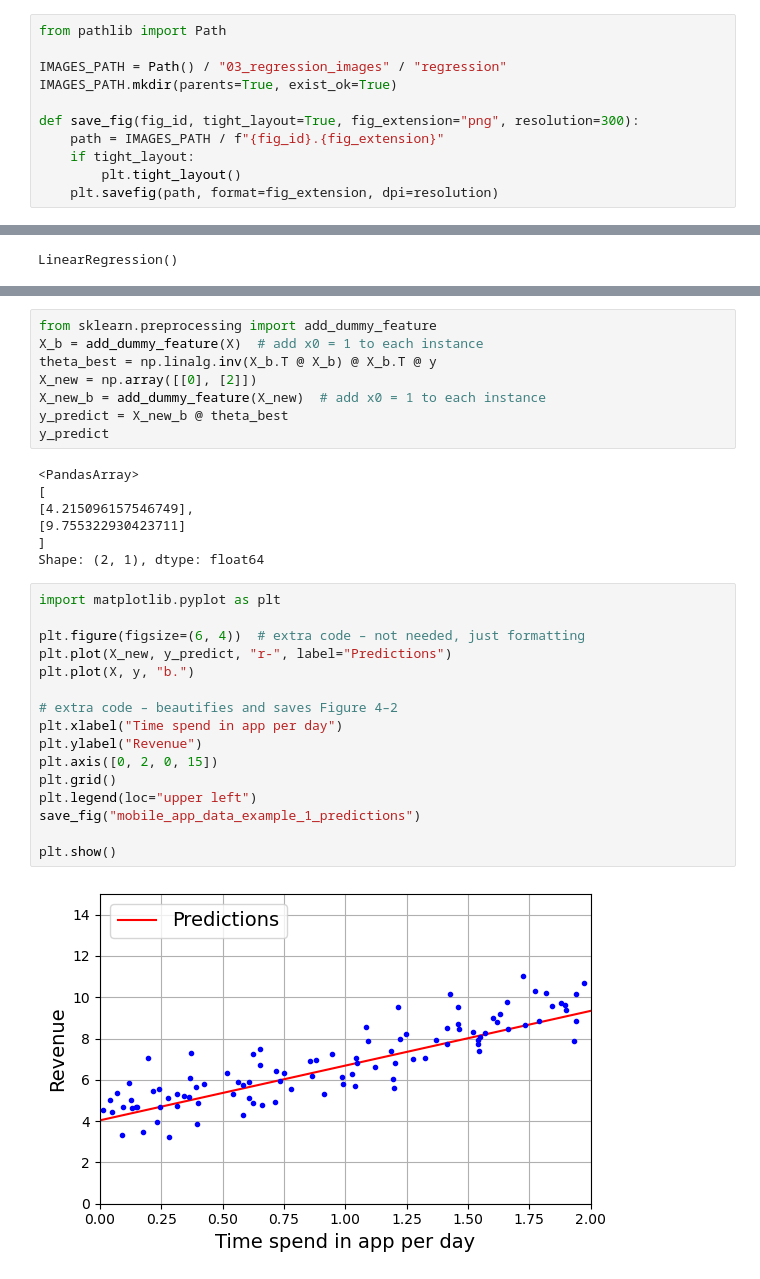
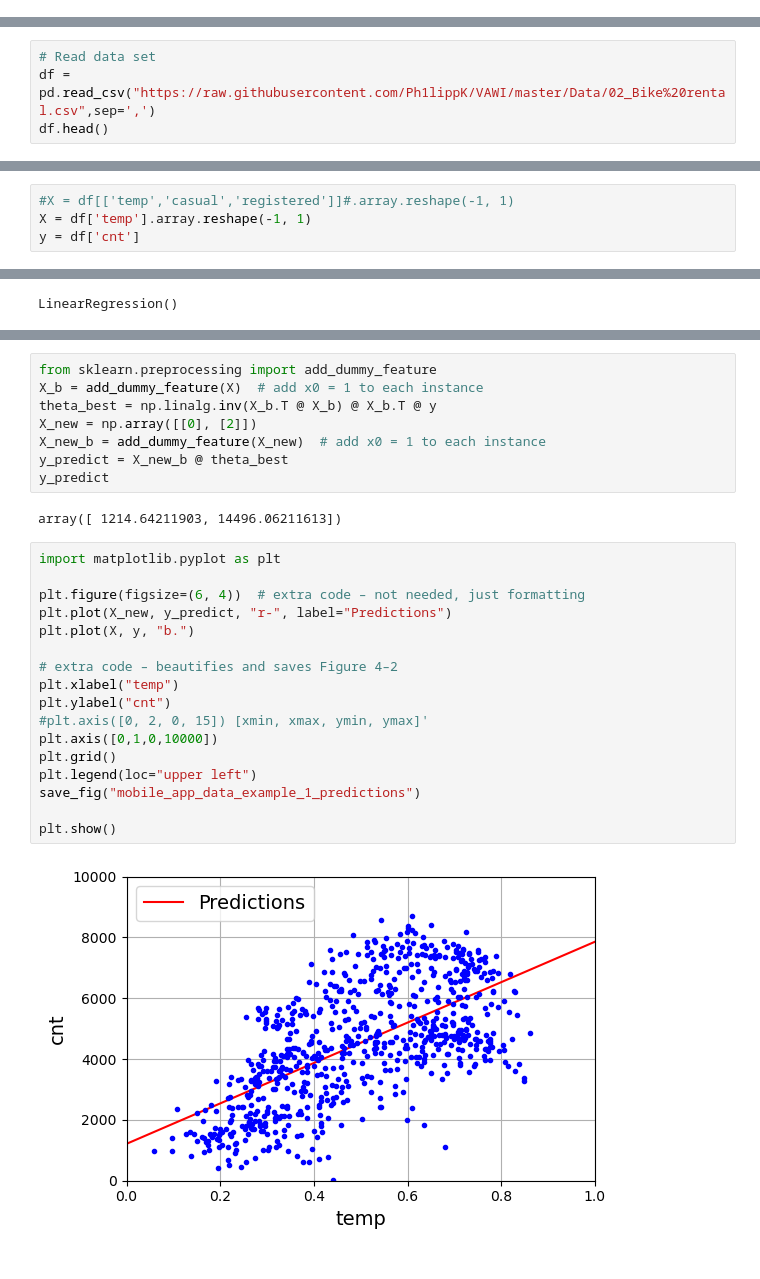
Before and after one commit to Ph1lippK/VAWI, a Jupyter notebook: Assignment_02_MatrikelNrTBD.ipynb, the cells around one changed output, grey strips where cells are left out. Saved outputs shown, nothing was run; the diff lists cells and outputs as text.

Commit message:
failed at programming regression tasks, created some graphics from notebook due to copy pasta code

```diff
--- a/Assignment_02_MatrikelNrTBD.ipynb
+++ b/Assignment_02_MatrikelNrTBD.ipynb
@@ -21,14 +25,3 @@ plt.rc('axes', labelsize=14, titlesize=14)
 plt.rc('legend', fontsize=14)
 plt.rc('xtick', labelsize=10)
 plt.rc('ytick', labelsize=10)
-# %%
-from pathlib import Path
-
-IMAGES_PATH = Path() / "03_regression_images" / "regression"
-IMAGES_PATH.mkdir(parents=True, exist_ok=True)
-
-def save_fig(fig_id, tight_layout=True, fig_extension="png", resolution=300):
-    path = IMAGES_PATH / f"{fig_id}.{fig_extension}"
-    if tight_layout:
-        plt.tight_layout()
-    plt.savefig(path, format=fig_extension, dpi=resolution)
@@ -34,0 +30,4 @@ def save_fig(fig_id, tight_layout=True, fig_extension="png", resolution=300):
+# %%
+# Read data set
+df = pd.read_csv("https://raw.githubusercontent.com/Ph1lippK/VAWI/master/Data/02_Bike%20rental.csv",sep=',')
+df.head()
@@ -76 +70,5 @@ y = data.y.array.reshape(-1, 1)
+# %%
+#X = df[['temp','casual','registered']]#.array.reshape(-1, 1)
+X = df['temp'].array.reshape(-1, 1)
+y = df['cnt']
 # %% [markdown]
@@ -137,27 +119,23 @@ X_new_b = add_dummy_feature(X_new)  # add x0 = 1 to each instance
 y_predict = X_new_b @ theta_best
 y_predict
 # %% [output]
-<PandasArray>
-[
-[4.215096157546749],
-[9.755322930423711]
-]
-Shape: (2, 1), dtype: float64
+array([ 1214.64211903, 14496.06211613])
 # %%
 import matplotlib.pyplot as plt
 
 plt.figure(figsize=(6, 4))  # extra code – not needed, just formatting
 plt.plot(X_new, y_predict, "r-", label="Predictions")
 plt.plot(X, y, "b.")
 
 # extra code – beautifies and saves Figure 4–2
-plt.xlabel("Time spend in app per day")
-plt.ylabel("Revenue")
-plt.axis([0, 2, 0, 15])
+plt.xlabel("temp")
+plt.ylabel("cnt")
+#plt.axis([0, 2, 0, 15]) [xmin, xmax, ymin, ymax]'
+plt.axis([0,1,0,10000])
 plt.grid()
 plt.legend(loc="upper left")
 save_fig("mobile_app_data_example_1_predictions")
 
 plt.show()
 # %% [output]
-[figure, old version]
+[figure, new version]
```
Also changed, not shown: parts of 110 cells of this notebook, 8 other files.
